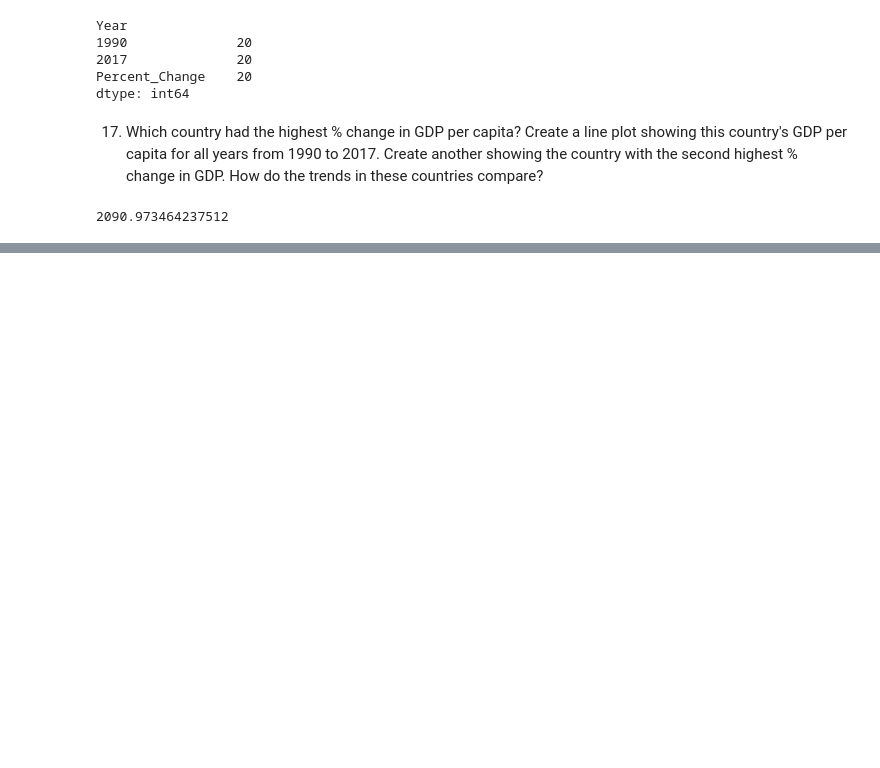
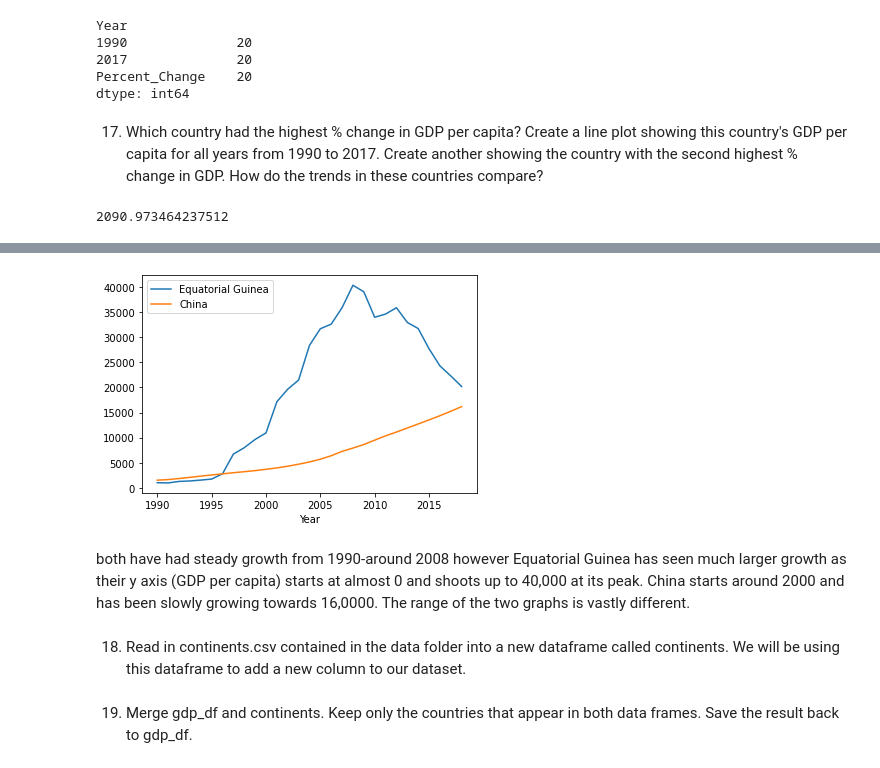
Before and after one commit to nss-data-science-cohort-4/dq1-undata-zylstraa, a Jupyter notebook: notebooks/UN_Data_Exploration.ipynb, the cells around one changed output, grey strips where cells are left out. Cells and saved outputs as stored; diff of their text form; code cells hidden in the pictures; blank space fills up the shorter version.

```diff
--- a/notebooks/UN_Data_Exploration.ipynb
+++ b/notebooks/UN_Data_Exploration.ipynb
@@ -366,0 +402,11 @@ gdp_pivoted['Percent_Change'].max()
+# %%
+ax = Equatorial_Guinea.plot(x='Year',y='GDP_Per_Capita',label='Equatorial Guinea')
+China_gdp.plot(ax=ax,x='Year',y='GDP_Per_Capita',label='China');
+# %% [output]
+[figure, added]
+# %% [markdown]
+both have had steady growth from 1990-around 2008 however Equatorial Guinea has seen much larger growth as their y axis (GDP per capita) starts at almost 0 and shoots up to 40,000 at its peak. China starts around 2000 and has been slowly growing towards 16,0000. The range of the two graphs is vastly different.
+# %% [markdown]
+
+
+18. Read in continents.csv contained in the data folder into a new dataframe called continents. We will be using this dataframe to add a new column to our dataset.
@@ -366,0 +415,4 @@ gdp_pivoted['Percent_Change'].max()
+# %% [markdown]
+
+
+19. Merge gdp_df and continents. Keep only the countries that appear in both data frames. Save the result back to gdp_df.
```
Also changed, not shown: parts of 26 cells of this notebook.
